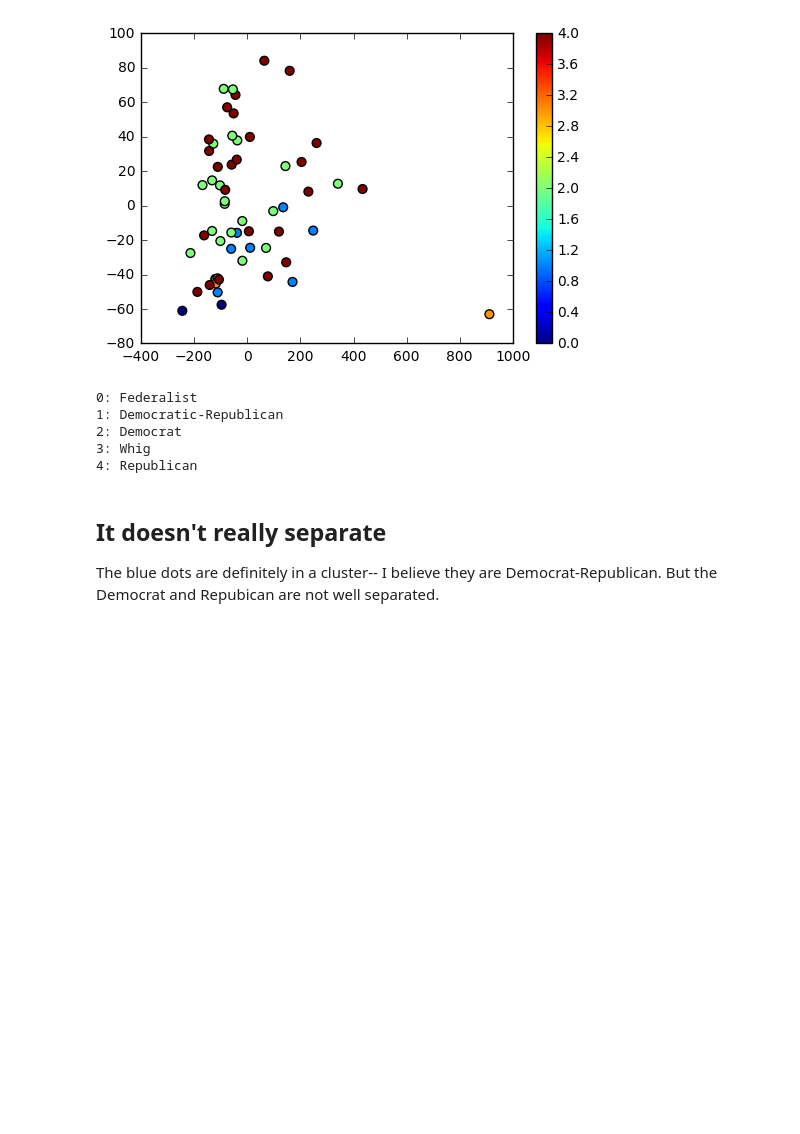
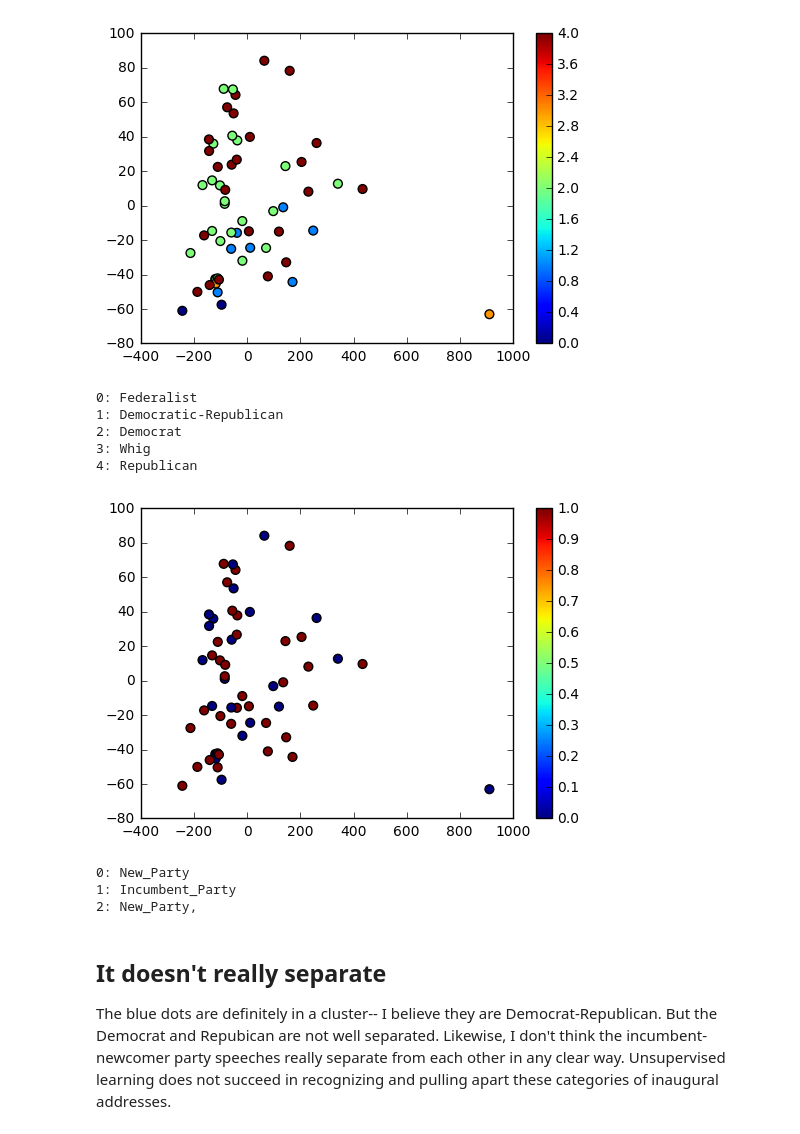
Before and after one commit to historybman/EADA, a Jupyter notebook: Inaugural_Address_Analysis.ipynb, the cells around one changed output. Cells and saved outputs as stored; diff of their text form; code cells hidden in the pictures; blank space fills up the shorter version.

```diff
--- a/Inaugural_Address_Analysis.ipynb
+++ b/Inaugural_Address_Analysis.ipynb
@@ -391,6 +393,19 @@ for index, name in enumerate(parties):
 2: Democrat
 3: Whig
 4: Republican
+# %%
+pca_termdoc = pca.fit_transform(inaug_termdoc)
+plot = plt.scatter(pca_termdoc[ : , 0], pca_termdoc[ : , 1], s = 40,
+                   c = unsup_inaug['change_indices'], cmap = 'jet')
+plt.colorbar(plot)
+plt.show()
+for index, name in enumerate(incumbs):
+    print(str(index) + ": " + name)
+# %% [output]
+[figure, added]
+0: New_Party
+1: Incumbent_Party
+2: New_Party,
 # %% [markdown]
 ## It doesn't really separate
-The blue dots are definitely in a cluster-- I believe they are Democrat-Republican. But the Democrat and Repubican are not well separated.
+The blue dots are definitely in a cluster-- I believe they are Democrat-Republican. But the Democrat and Repubican are not well separated. Likewise, I don't think the incumbent- newcomer party speeches really separate from each other in any clear way. Unsupervised learning does not succeed in recognizing and pulling apart these categories of inaugural addresses.
```
Also changed, not shown: parts of 2 cells of this notebook, 1 other file.
